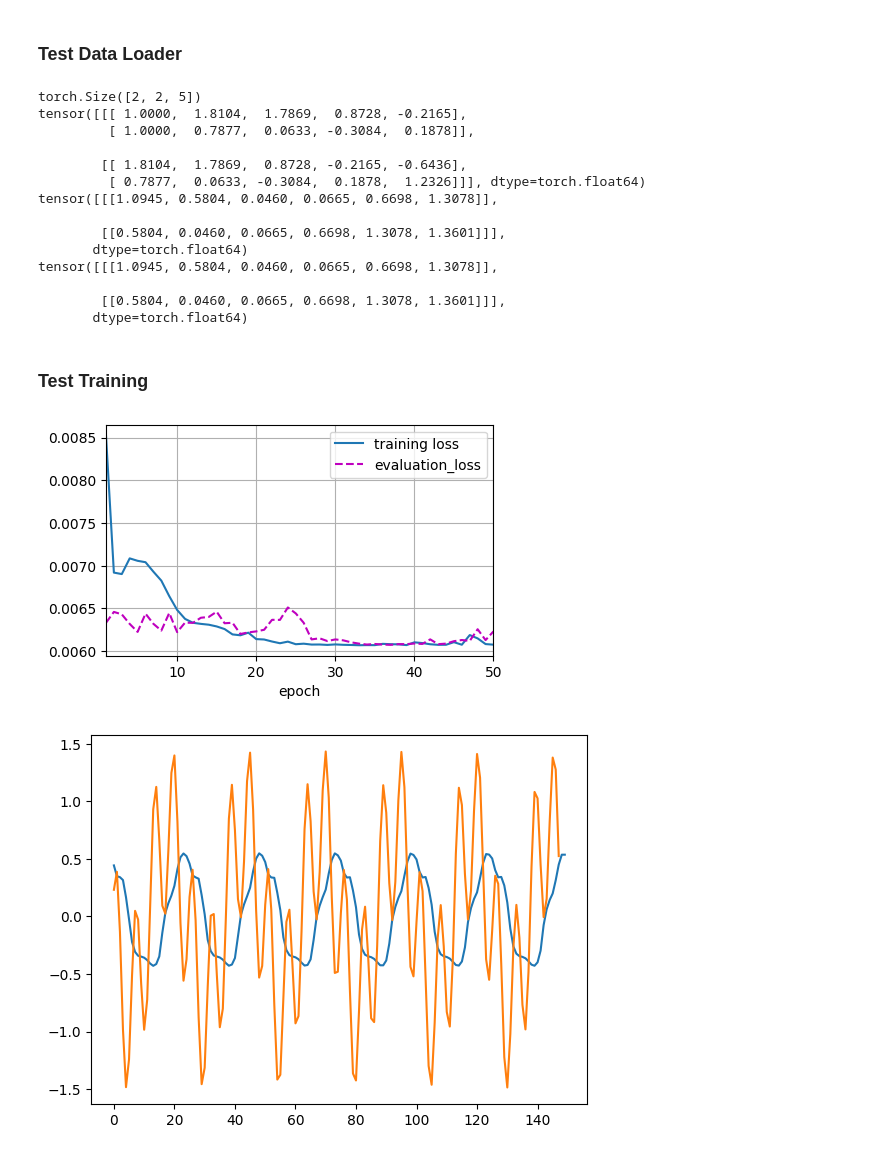
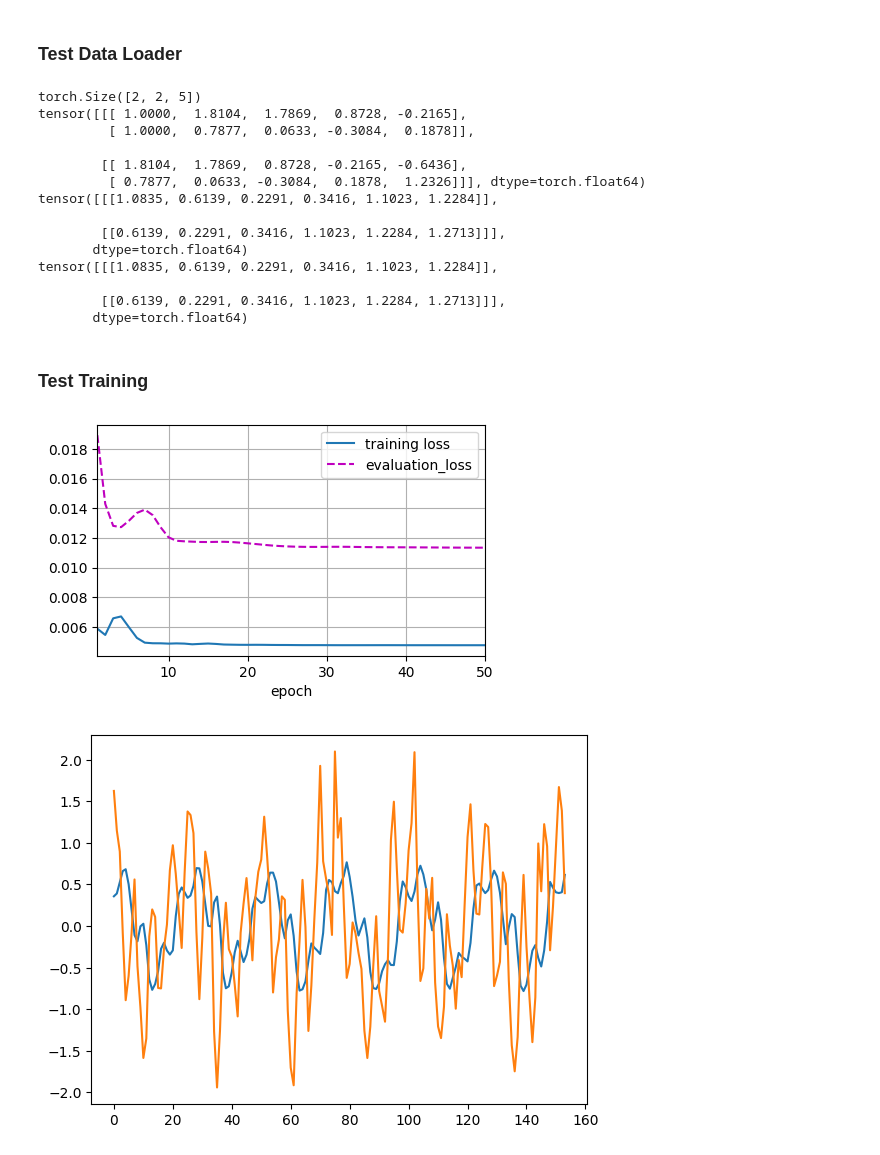
Before and after one commit to pvst1907/Extended_Spacetimeformer, a Jupyter notebook: sandbox.ipynb, the cells around one changed output. Drawn from its saved outputs; the diff is of its cells as text; code cells hidden in the pictures.

```diff
--- a/sandbox.ipynb
+++ b/sandbox.ipynb
@@ -13,8 +13,7 @@ sequence_souce = np.zeros((2,200))
 sequence_target = np.zeros((1,200))
 sequence_souce[0,:] = np.sin(np.arange(0,200,1))+np.cos(np.arange(0,50,0.25))
 sequence_souce[1,:] = np.cos(np.arange(0,200,1))+np.sin(np.arange(0,50,0.25))
-#sequence_target[0,:] = 0.3*sequence_souce[0,:]+0.7*sequence_souce[1,:]+np.random.normal(0,0.8,200)
-sequence_target[0,:] = 0.3*sequence_souce[0,:]+0.7*sequence_souce[1,:]
+sequence_target[0,:] = 0.3*sequence_souce[0,:]+0.7*sequence_souce[1,:]+np.random.normal(0,0.3,200)
 plt.plot(sequence_souce[0,:])
 plt.plot(sequence_souce[1,:])
 plt.show()
@@ -43,20 +42,20 @@ tensor([[[ 1.0000,  1.8104,  1.7869,  0.8728, -0.2165],
 
         [[ 1.8104,  1.7869,  0.8728, -0.2165, -0.6436],
          [ 0.7877,  0.0633, -0.3084,  0.1878,  1.2326]]], dtype=torch.float64)
-tensor([[[1.0945, 0.5804, 0.0460, 0.0665, 0.6698, 1.3078]],
+tensor([[[1.0835, 0.6139, 0.2291, 0.3416, 1.1023, 1.2284]],
 
-        [[0.5804, 0.0460, 0.0665, 0.6698, 1.3078, 1.3601]]],
+        [[0.6139, 0.2291, 0.3416, 1.1023, 1.2284, 1.2713]]],
        dtype=torch.float64)
-tensor([[[1.0945, 0.5804, 0.0460, 0.0665, 0.6698, 1.3078]],
+tensor([[[1.0835, 0.6139, 0.2291, 0.3416, 1.1023, 1.2284]],
 
-        [[0.5804, 0.0460, 0.0665, 0.6698, 1.3078, 1.3601]]],
+        [[0.6139, 0.2291, 0.3416, 1.1023, 1.2284, 1.2713]]],
        dtype=torch.float64)
 # %% [markdown]
 ### Test Training
 # %%
 split = 0.8
-pred_window = 2
-seq_length = 10
+pred_window = 1
+seq_length = 6
 sequence_source_train = sequence_souce[:, :int(np.shape(sequence_souce)[1]*split)]
 sequence_source_test = sequence_souce[:, int(np.shape(sequence_souce)[1]*split):]
 sequence_target_train = sequence_target[:, :int(np.shape(sequence_target)[1]*split)]
@@ -66,55 +65,55 @@ model = SpaceTimeFormer(pred_offset = pred_window,
                         input_size = 2,
                         output_size = 1,
                         seq_length = seq_length,
-                        embedding_size_time = 30,
-                        embedding_size_variable = 30)
+                        embedding_size_time = 3,
+                        embedding_size_variable = 5)
 # %%
 model.start_training(source=sequence_source_train,
                      target=sequence_target_train,
                      loss=nn.MSELoss(),
                      metric=nn.MSELoss(),
                      epochs=50,
-                     batch_size=64,
-                     learning_rate=1e-4,
+                     batch_size=128,
+                     learning_rate=1e-3,
                      standardize=False,
                      verbose=False,
                      plot=True)
 # %% [output]
-[figure, old version]
+[figure, new version]
 # %%
 standardize = False
 source = sequence_source_train
 target = sequence_target_train
 
 if standardize:
     scaler = preprocessing.MinMaxScaler().fit(source.transpose())
     source = scaler.transform(source.transpose()).transpose()
     scaler = preprocessing.MinMaxScaler().fit(target.transpose())
     target = scaler.transform(target.transpose()).transpose()
 
 l = np.shape(sequence_source_train)[1]
 y_hat = np.zeros((1,l))
-y = target[:, 2:]
+y = target
 
 src_idx_1, src_idx_2 = 0, 0
 trg_idx_1, trg_idx_2 = 1, 1
 
 while trg_idx_2 < l:
     src_idx_2 = src_idx_1 + seq_length
     trg_idx_2 = trg_idx_1 + seq_length + pred_window - 1
 
     src = source[:, src_idx_1:src_idx_2]
     trg_stub = target[:, trg_idx_1:trg_idx_2-pred_window]
     y_hat[0, trg_idx_2-pred_window:trg_idx_2] = model.predict(src, trg_stub, False)
 
-    src_idx_1 += 1
-    trg_idx_1 += 1
+    src_idx_1 += pred_window
+    trg_idx_1 += pred_window
 
-plt.plot(y_hat[0,10:])
-plt.plot(y[0,10:])
+plt.plot(y_hat[0,seq_length:])
+plt.plot(y[0,seq_length:])
 plt.show()
 # %% [output]
-[figure, old version]
+[figure, new version]
 # %%
 source = sequence_source_test
 target = sequence_target_test
```
Also changed, not shown: parts of 9 cells of this notebook, 2 other files.
